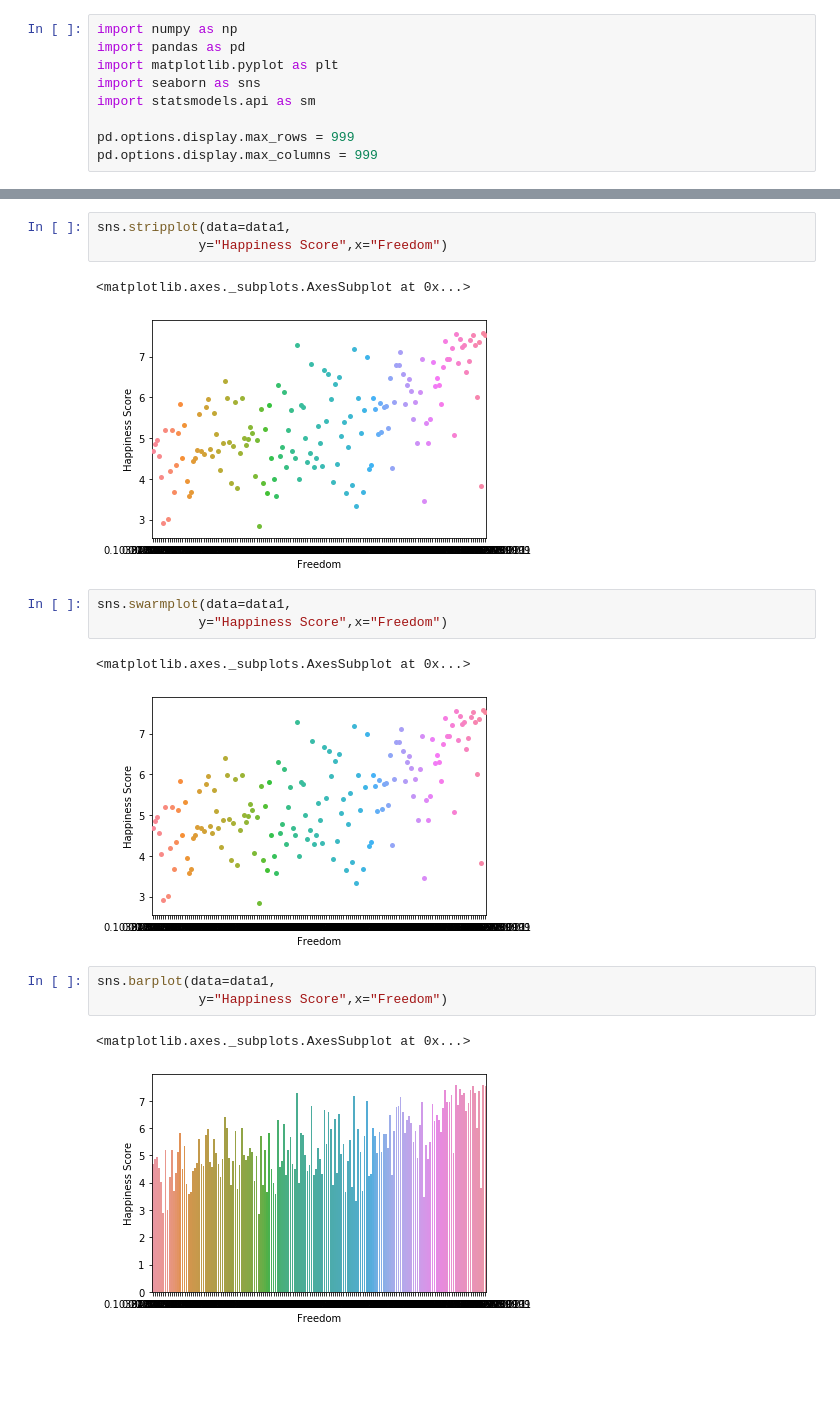
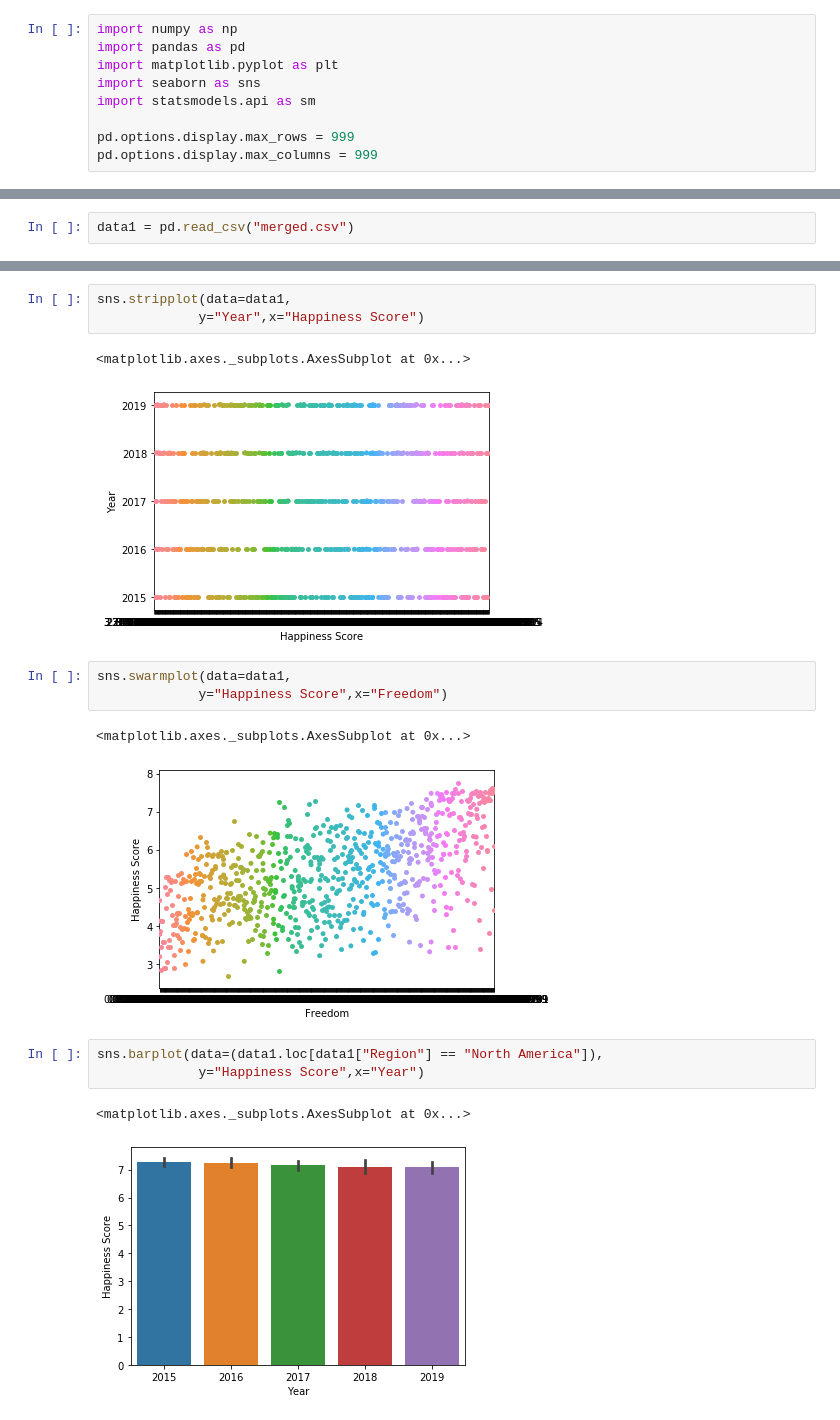
Before and after one commit to sb-olr/HappinessProject_data-analysis, a Jupyter notebook: DataViz.ipynb, the cells around one changed output, grey strips where cells are left out. Saved outputs shown, nothing was run; the diff lists cells and outputs as text; blank space fills up the shorter version.

Commit message:
data refreshed

```diff
--- a/DataViz.ipynb
+++ b/DataViz.ipynb
@@ -16,3 +10,5 @@ data5 = pd.read_csv("data-world-happiness/2019.csv")
+# %%
+data1 = pd.read_csv("merged.csv")
 # %%
 data1.dtypes
 # %% [output]
@@ -114,21 +66,21 @@ sns.lineplot(data=data1,
 # %%
 sns.stripplot(data=data1,
-             y="Happiness Score",x="Freedom")
+             y="Year",x="Happiness Score")
 # %% [output]
 <matplotlib.axes._subplots.AxesSubplot at 0x...>
-[figure, old version]
+[figure, new version]
 # %%
 sns.swarmplot(data=data1,
              y="Happiness Score",x="Freedom")
 # %% [output]
 <matplotlib.axes._subplots.AxesSubplot at 0x...>
-[figure, old version]
+[figure, new version]
 # %%
-sns.barplot(data=data1,
-             y="Happiness Score",x="Freedom")
+sns.barplot(data=(data1.loc[data1["Region"] == "North America"]),
+             y="Happiness Score",x="Year")
 # %% [output]
 <matplotlib.axes._subplots.AxesSubplot at 0x...>
-[figure, old version]
+[figure, new version]
 # %%
 sns.pointplot(data=data1,
              y="Happiness Score",x="Freedom")
```
Also changed, not shown: parts of 14 cells of this notebook.
